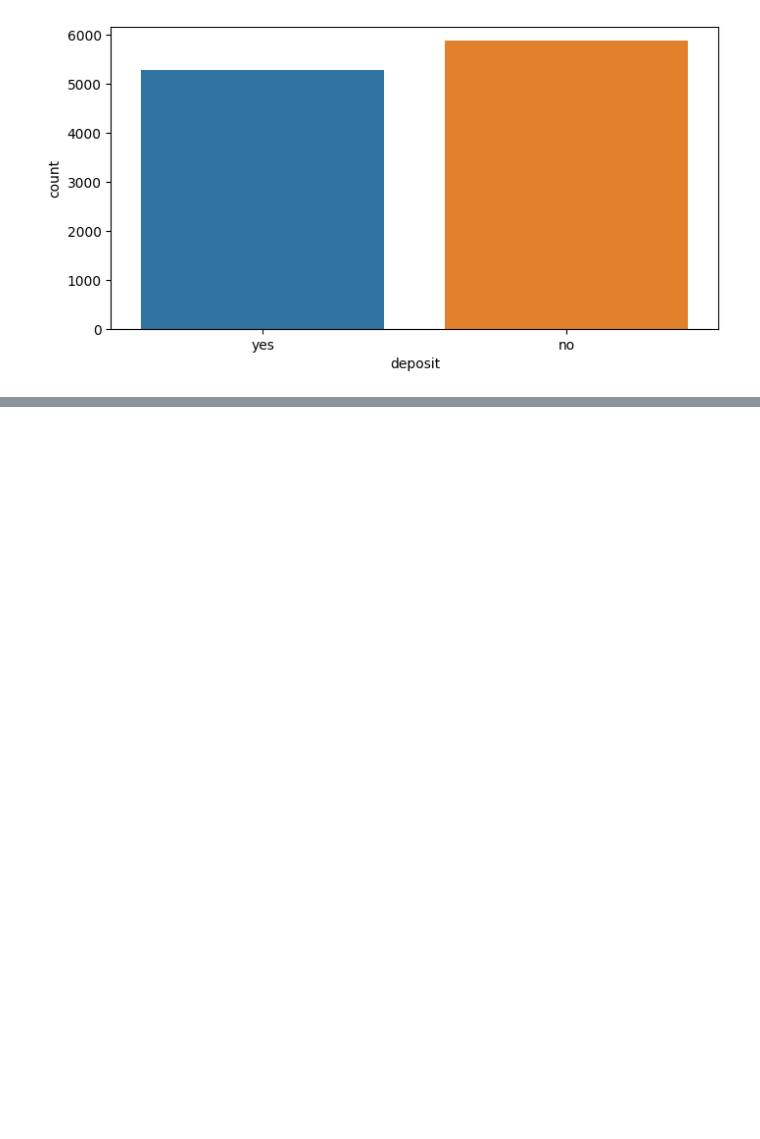
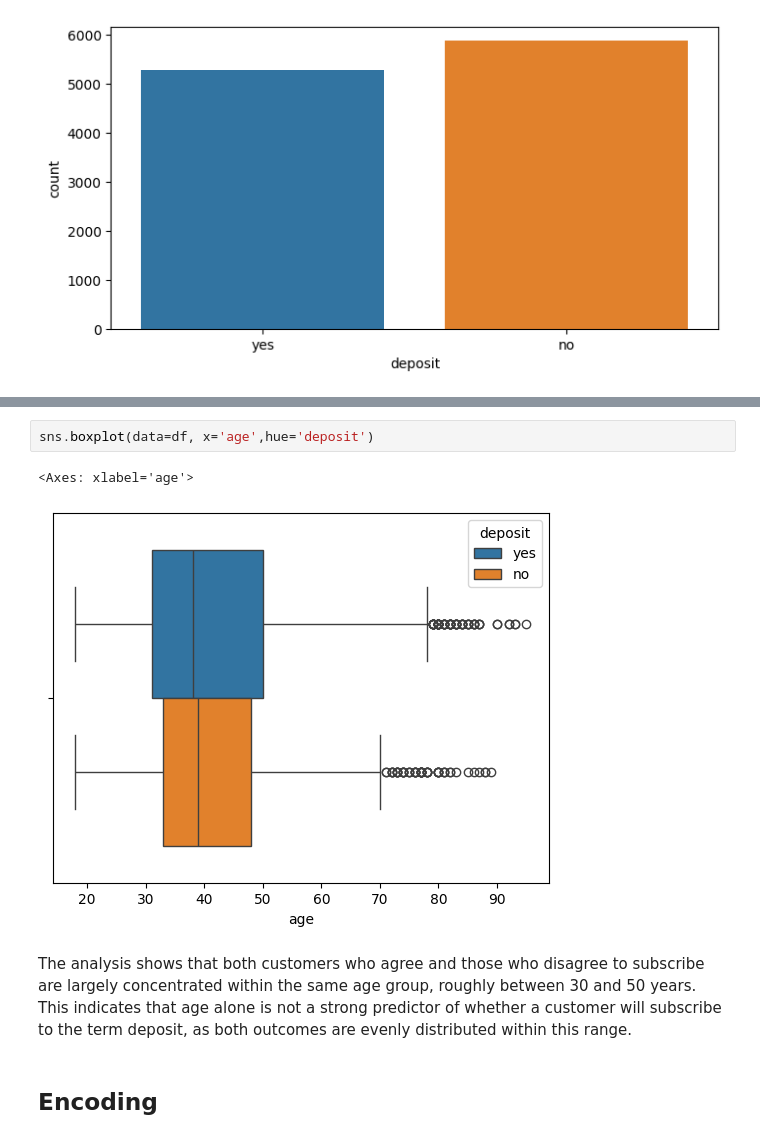
Before and after one commit to Nikesh5005/ML_PROJ, a Jupyter notebook: Bank_Subscription_ML_Classifier.ipynb, the cells around one changed output, grey strips where cells are left out. Drawn from its saved outputs; the diff is of its cells as text; blank space fills up the shorter version.

```diff
--- a/Bank_Subscription_ML_Classifier.ipynb
+++ b/Bank_Subscription_ML_Classifier.ipynb
@@ -149,0 +175,9 @@ cat_column
+# %%
+sns.boxplot(data=df, x='age',hue='deposit')
+# %% [output]
+<Axes: xlabel='age'>
+[figure, added]
+# %% [markdown]
+The analysis shows that both customers who agree and those who disagree to subscribe are largely concentrated within the same age group, roughly between 30 and 50 years. This indicates that age alone is not a strong predictor of whether a customer will subscribe to the term deposit, as both outcomes are evenly distributed within this range.
+# %% [markdown]
+## Encoding
```
Also changed, not shown: parts of 16 cells of this notebook.
